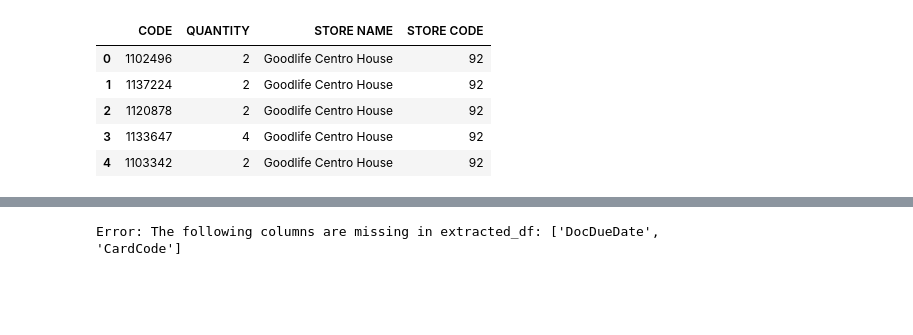
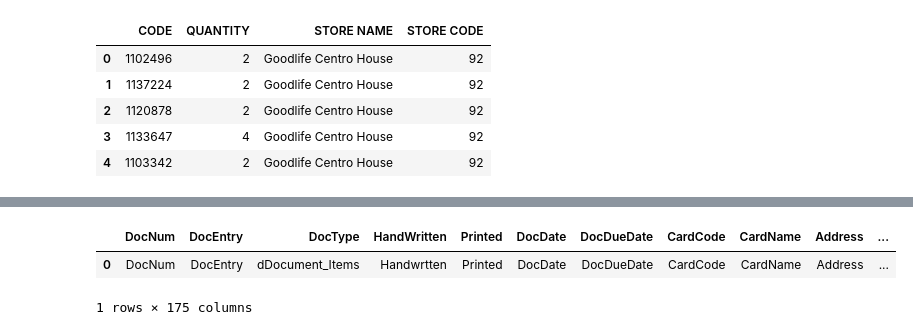
Before and after one commit to Veekits/AUTOMATION, a Jupyter notebook: Vlookup on Excel.ipynb, the cells around one changed output, grey strips where cells are left out. Saved outputs shown, nothing was run; the diff lists cells and outputs as text; code cells hidden in the pictures; blank space fills up the shorter version.

```diff
--- a/Vlookup on Excel.ipynb
+++ b/Vlookup on Excel.ipynb
@@ -170,7 +119,0 @@ Name: DocType, dtype: object
-# %%
-destination_columns = [{'DocNum': 'DocNum', 'DocType': 'DocType', 'DocDate': 'DocDate', 'DocDate': 'DocDueDate', 'BP Code':'CardCode'}]
-destination_df = pd.DataFrame({
-    destination_col: extracted_df.get(order)  # Use get() to avoid KeyError if column doesn't exist
-    for mapping in destination_columns
-    for order, destination_col in mapping.items()
-})
@@ -196,10 +119,0 @@ destination_df = pd.DataFrame({
-# %%
-missing_columns = [col for mapping in destination_columns for col in mapping.keys() if col not in extracted_df.columns]
-
-if missing_columns:
-    print(f"Error: The following columns are missing in extracted_df: {missing_columns}")
-else:
-    destination_df = pd.DataFrame({destination_col: extracted_df[order] for mapping in destination_columns for order, destination_col in mapping.items()})
-    print(destination_df)
-# %% [output]
-Error: The following columns are missing in extracted_df: ['DocDueDate', 'CardCode']
@@ -205,0 +122,7 @@ Error: The following columns are missing in extracted_df: ['DocDueDate', 'CardCo
+# %%
+start_row = 2
+for idx, value in enumerate(order['DocType'], start=start_row):
+# %% [output]
+|  | DocNum | DocEntry | DocType | HandWritten | Printed | DocDate | DocDueDate | CardCode | CardName | Address | ... |
+| 0 | DocNum | DocEntry | dDocument_Items | Handwrtten | Printed | DocDate | DocDueDate | CardCode | CardName | Address | ... |
+1 rows × 175 columns
```
Also changed, not shown: parts of 6 cells of this notebook, 51 other files.
